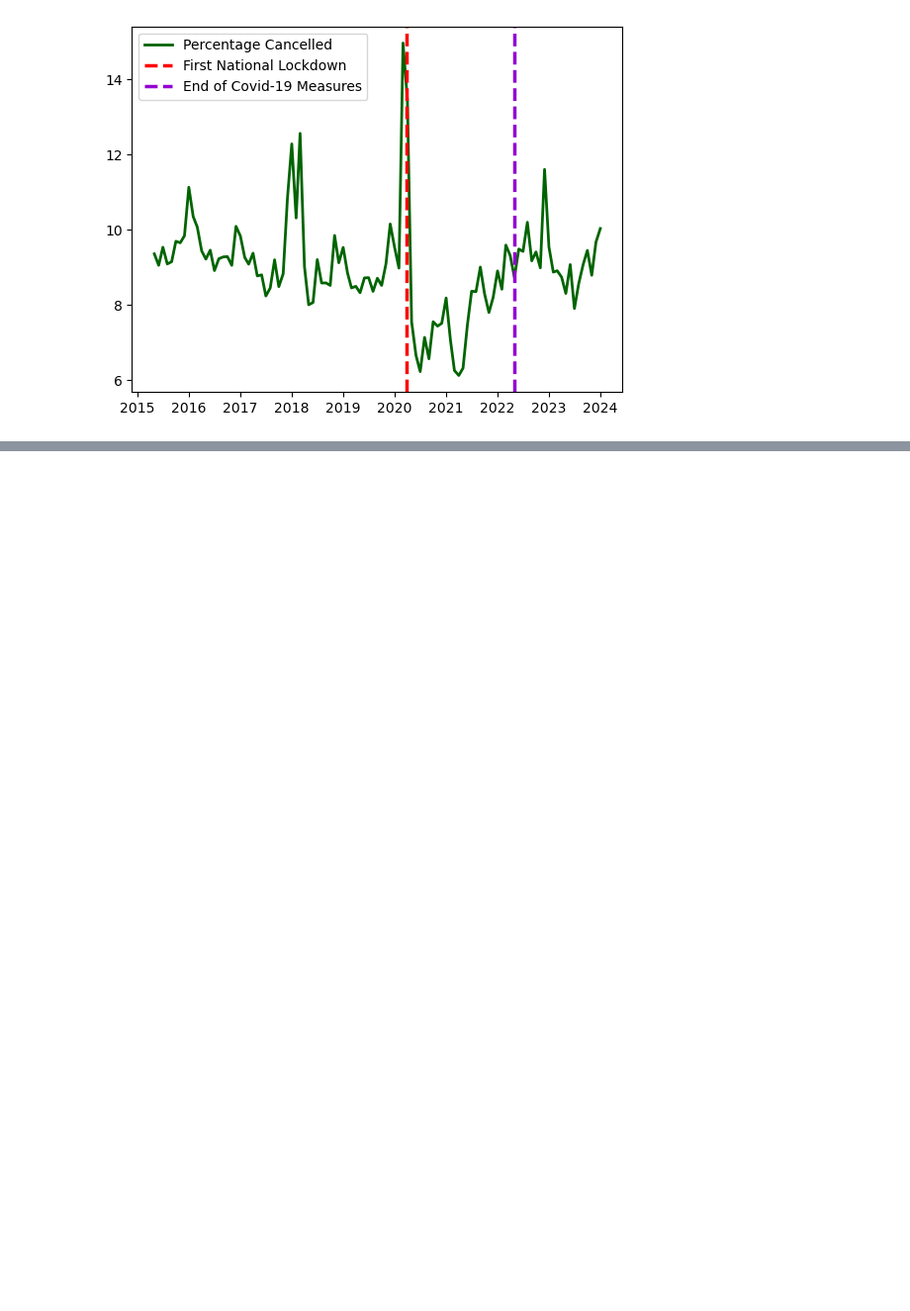
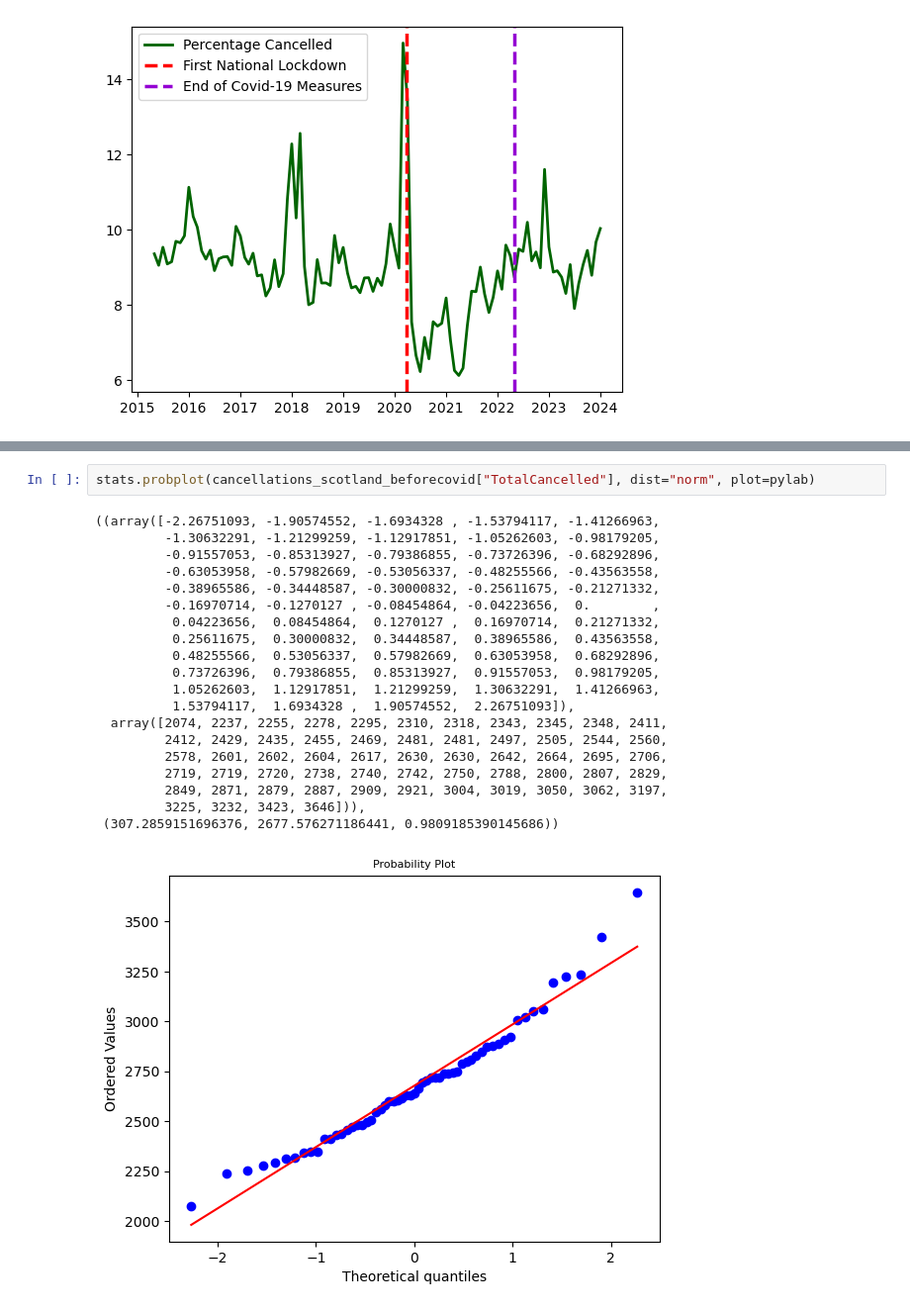
Before and after one commit to brianej/fdscw3, a Jupyter notebook: q1.ipynb, the cells around one changed output, grey strips where cells are left out. Shown: that part at 99% size. Saved outputs shown, nothing was run; the diff lists cells and outputs as text; blank space fills up the shorter version.

```diff
--- a/q1.ipynb
+++ b/q1.ipynb
@@ -229,0 +280,23 @@ alc_drug_waitingtime[alc_drug_waitingtime["ServiceType"] == "Hospital-based serv
+# %%
+stats.probplot(cancellations_scotland_beforecovid["TotalCancelled"], dist="norm", plot=pylab)
+# %% [output]
+((array([-2.26751093, -1.90574552, -1.6934328 , -1.53794117, -1.41266963,
+         -1.30632291, -1.21299259, -1.12917851, -1.05262603, -0.98179205,
+         -0.91557053, -0.85313927, -0.79386855, -0.73726396, -0.68292896,
+         -0.63053958, -0.57982669, -0.53056337, -0.48255566, -0.43563558,
+         -0.38965586, -0.34448587, -0.30000832, -0.25611675, -0.21271332,
+         -0.16970714, -0.1270127 , -0.08454864, -0.04223656,  0.        ,
+          0.04223656,  0.08454864,  0.1270127 ,  0.16970714,  0.21271332,
+          0.25611675,  0.30000832,  0.34448587,  0.38965586,  0.43563558,
+          0.48255566,  0.53056337,  0.57982669,  0.63053958,  0.68292896,
+          0.73726396,  0.79386855,  0.85313927,  0.91557053,  0.98179205,
+          1.05262603,  1.12917851,  1.21299259,  1.30632291,  1.41266963,
+          1.53794117,  1.6934328 ,  1.90574552,  2.26751093]),
+  array([2074, 2237, 2255, 2278, 2295, 2310, 2318, 2343, 2345, 2348, 2411,
+         2412, 2429, 2435, 2455, 2469, 2481, 2481, 2497, 2505, 2544, 2560,
+         2578, 2601, 2602, 2604, 2617, 2630, 2630, 2642, 2664, 2695, 2706,
+         2719, 2719, 2720, 2738, 2740, 2742, 2750, 2788, 2800, 2807, 2829,
+         2849, 2871, 2879, 2887, 2909, 2921, 3004, 3019, 3050, 3062, 3197,
+         3225, 3232, 3423, 3646])),
+ (307.2859151696376, 2677.576271186441, 0.9809185390145686))
+[figure, added]
```
Also changed, not shown: parts of 15 cells of this notebook, 2 other files.
